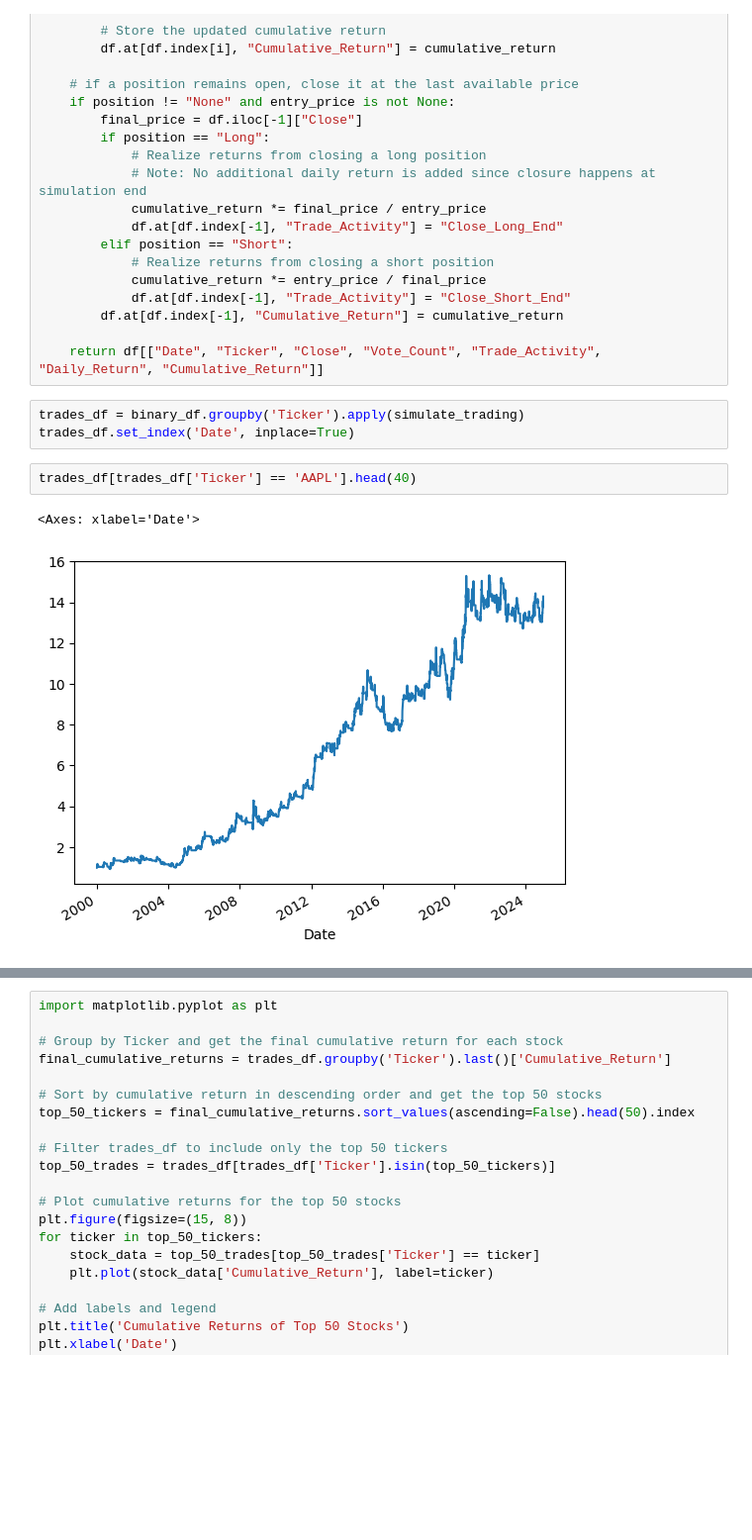
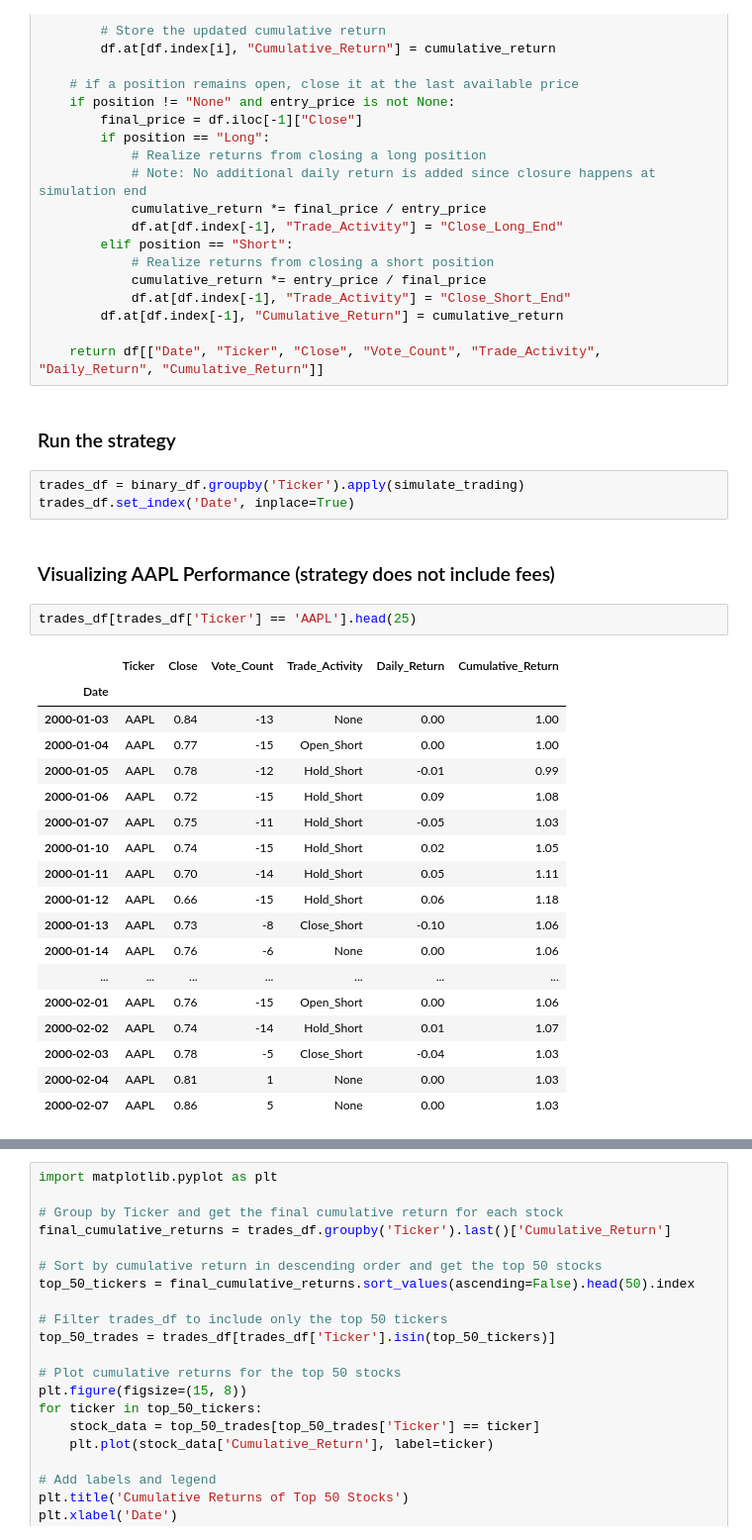
Before and after one commit to billyfrog8/Ensemble, a Jupyter notebook: Ensemble.ipynb, the cells around one changed output, grey strips where cells are left out. Shown at 99% size. Cells and saved outputs as stored; diff of their text form; blank space fills up the shorter version.

```diff
--- a/Ensemble.ipynb
+++ b/Ensemble.ipynb
@@ -280,11 +289,31 @@ def simulate_trading(df):
         df.at[df.index[-1], "Cumulative_Return"] = cumulative_return
 
     return df[["Date", "Ticker", "Close", "Vote_Count", "Trade_Activity", "Daily_Return", "Cumulative_Return"]]
+# %% [markdown]
+### Run the strategy
 # %%
 trades_df = binary_df.groupby('Ticker').apply(simulate_trading)
 trades_df.set_index('Date', inplace=True)
+# %% [markdown]
+### Visualizing AAPL Performance (strategy does not include fees)
 # %%
-trades_df[trades_df['Ticker'] == 'AAPL'].head(40)
+trades_df[trades_df['Ticker'] == 'AAPL'].head(25)
 # %% [output]
-<Axes: xlabel='Date'>
-[figure, removed]
+|  | Ticker | Close | Vote_Count | Trade_Activity | Daily_Return | Cumulative_Return |
+| Date |  |  |  |  |  |  |
+| 2000-01-03 | AAPL | 0.84 | -13 | None | 0.00 | 1.00 |
+| 2000-01-04 | AAPL | 0.77 | -15 | Open_Short | 0.00 | 1.00 |
+| 2000-01-05 | AAPL | 0.78 | -12 | Hold_Short | -0.01 | 0.99 |
+| 2000-01-06 | AAPL | 0.72 | -15 | Hold_Short | 0.09 | 1.08 |
+| 2000-01-07 | AAPL | 0.75 | -11 | Hold_Short | -0.05 | 1.03 |
+| 2000-01-10 | AAPL | 0.74 | -15 | Hold_Short | 0.02 | 1.05 |
+| 2000-01-11 | AAPL | 0.70 | -14 | Hold_Short | 0.05 | 1.11 |
+| 2000-01-12 | AAPL | 0.66 | -15 | Hold_Short | 0.06 | 1.18 |
+| 2000-01-13 | AAPL | 0.73 | -8 | Close_Short | -0.10 | 1.06 |
+| 2000-01-14 | AAPL | 0.76 | -6 | None | 0.00 | 1.06 |
+| ... | ... | ... | ... | ... | ... | ... |
+| 2000-02-01 | AAPL | 0.76 | -15 | Open_Short | 0.00 | 1.06 |
+| 2000-02-02 | AAPL | 0.74 | -14 | Hold_Short | 0.01 | 1.07 |
+| 2000-02-03 | AAPL | 0.78 | -5 | Close_Short | -0.04 | 1.03 |
+| 2000-02-04 | AAPL | 0.81 | 1 | None | 0.00 | 1.03 |
+| 2000-02-07 | AAPL | 0.86 | 5 | None | 0.00 | 1.03 |
```
Also changed, not shown: parts of 10 cells of this notebook.
